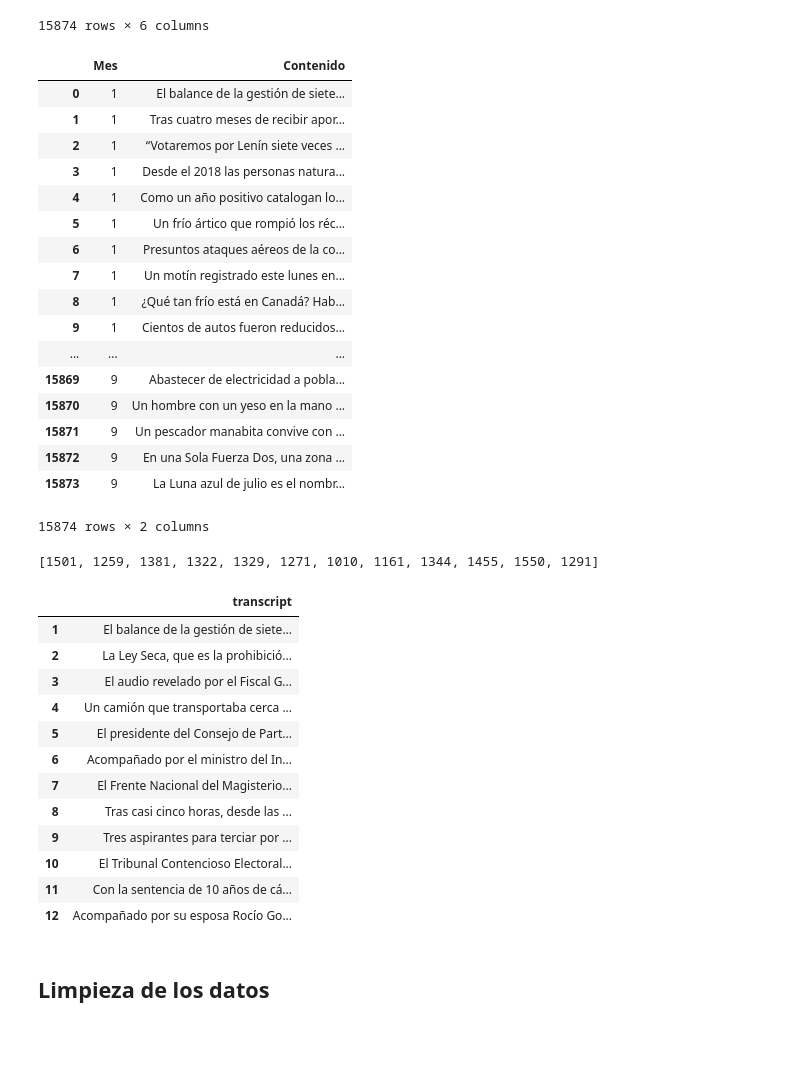
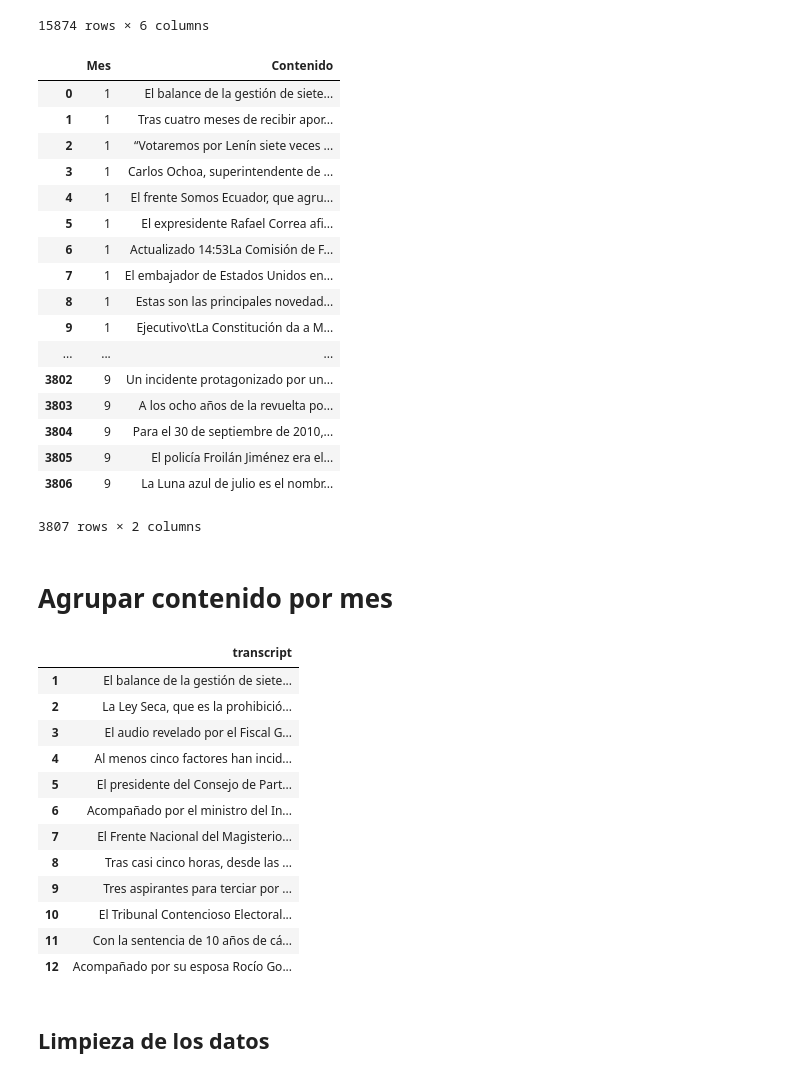
Before and after one commit to JEFFVILLA/NLP-NEWSPAPER, a Jupyter notebook: Trabajo ISC ILN.ipynb, the cells around one changed output. Saved outputs shown, nothing was run; the diff lists cells and outputs as text; code cells hidden in the pictures; blank space fills up the shorter version.

```diff
--- a/Trabajo ISC ILN.ipynb
+++ b/Trabajo ISC ILN.ipynb
@@ -171,29 +171,31 @@ frame
 | 1343 | 2018-09-30 | 9 | Historia familiar inspira una nov... | https://www.eluniverso.com//notic... | La Luna azul de julio es el nombr... | Política |
 15874 rows × 6 columns
 # %%
-# dataPolitica = frame[['Mes','Contenido']][frame['Tipo']=='Política']
-dataPolitica = frame[['Mes','Contenido']]
+dataPolitica = frame[['Mes','Contenido']][frame['Tipo']=='Política']
+# dataPolitica = frame[['Mes','Contenido']]
 dataPolitica = dataPolitica.reset_index(drop=True)
 dataPolitica
 # %% [output]
 |  | Mes | Contenido |
 | 0 | 1 | El balance de la gestión de siete... |
 | 1 | 1 | Tras cuatro meses de recibir apor... |
 | 2 | 1 | “Votaremos por Lenín siete veces ... |
-| 3 | 1 | Desde el 2018 las personas natura... |
-| 4 | 1 | Como un año positivo catalogan lo... |
-| 5 | 1 | Un frío ártico que rompió los réc... |
-| 6 | 1 | Presuntos ataques aéreos de la co... |
-| 7 | 1 | Un motín registrado este lunes en... |
-| 8 | 1 | ¿Qué tan frío está en Canadá? Hab... |
-| 9 | 1 | Cientos de autos fueron reducidos... |
+| 3 | 1 | Carlos Ochoa, superintendente de ... |
+| 4 | 1 | El frente Somos Ecuador, que agru... |
+| 5 | 1 | El expresidente Rafael Correa afi... |
+| 6 | 1 | Actualizado 14:53La Comisión de F... |
+| 7 | 1 | El embajador de Estados Unidos en... |
+| 8 | 1 | Estas son las principales novedad... |
+| 9 | 1 | Ejecutivo\tLa Constitución da a M... |
 | ... | ... | ... |
-| 15869 | 9 | Abastecer de electricidad a pobla... |
-| 15870 | 9 | Un hombre con un yeso en la mano ... |
-| 15871 | 9 | Un pescador manabita convive con ... |
-| 15872 | 9 | En una Sola Fuerza Dos, una zona ... |
-| 15873 | 9 | La Luna azul de julio es el nombr... |
+| 3802 | 9 | Un incidente protagonizado por un... |
+| 3803 | 9 | A los ocho años de la revuelta po... |
+| 3804 | 9 | Para el 30 de septiembre de 2010,... |
+| 3805 | 9 | El policía Froilán Jiménez era el... |
+| 3806 | 9 | La Luna azul de julio es el nombr... |
-15874 rows × 2 columns
+3807 rows × 2 columns
+# %% [markdown]
+# Agrupar contenido por mes
 # %%
 meses =['1','2','3','4','5','6','7','8','9','10','11','12']
 post_por_meses = []
@@ -208,10 +210,6 @@ for i, c in enumerate(meses):
                 conteo +=1
         pickle.dump(cad, file)
         post_por_meses.append(conteo)
-# Posteo por meses para el analisis lexico.
-post_por_meses
-# %% [output]
-[1501, 1259, 1381, 1322, 1329, 1271, 1010, 1161, 1344, 1455, 1550, 1291]
 # %%
 data = {}
 for i, c in enumerate(meses):
@@ -231,7 +229,7 @@ data_politica_agrupada
 | 1 | El balance de la gestión de siete... |
 | 2 | La Ley Seca, que es la prohibició... |
 | 3 | El audio revelado por el Fiscal G... |
-| 4 | Un camión que transportaba cerca ... |
+| 4 | Al menos cinco factores han incid... |
 | 5 | El presidente del Consejo de Part... |
 | 6 | Acompañado por el ministro del In... |
 | 7 | El Frente Nacional del Magisterio... |
```
Also changed, not shown: parts of 11 cells of this notebook, 1 other file.
